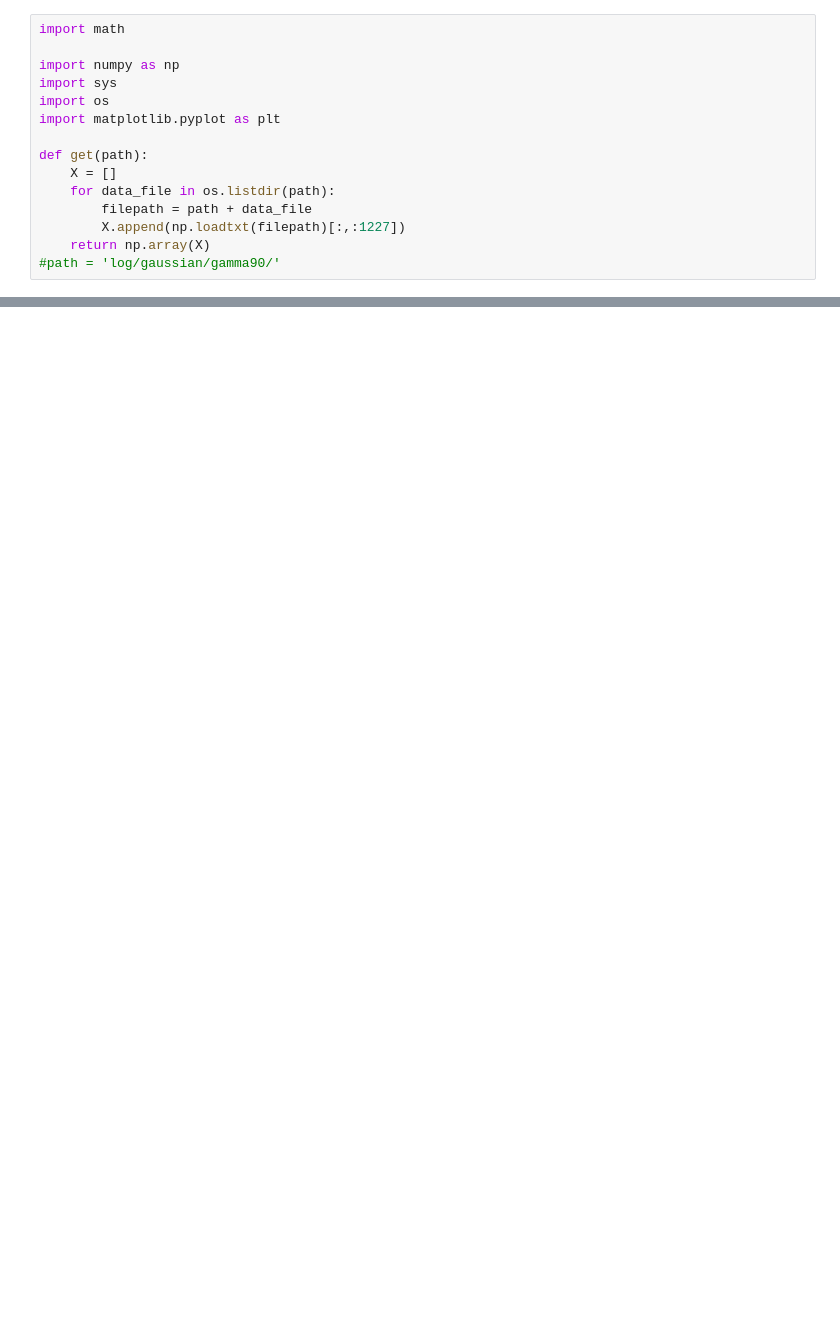
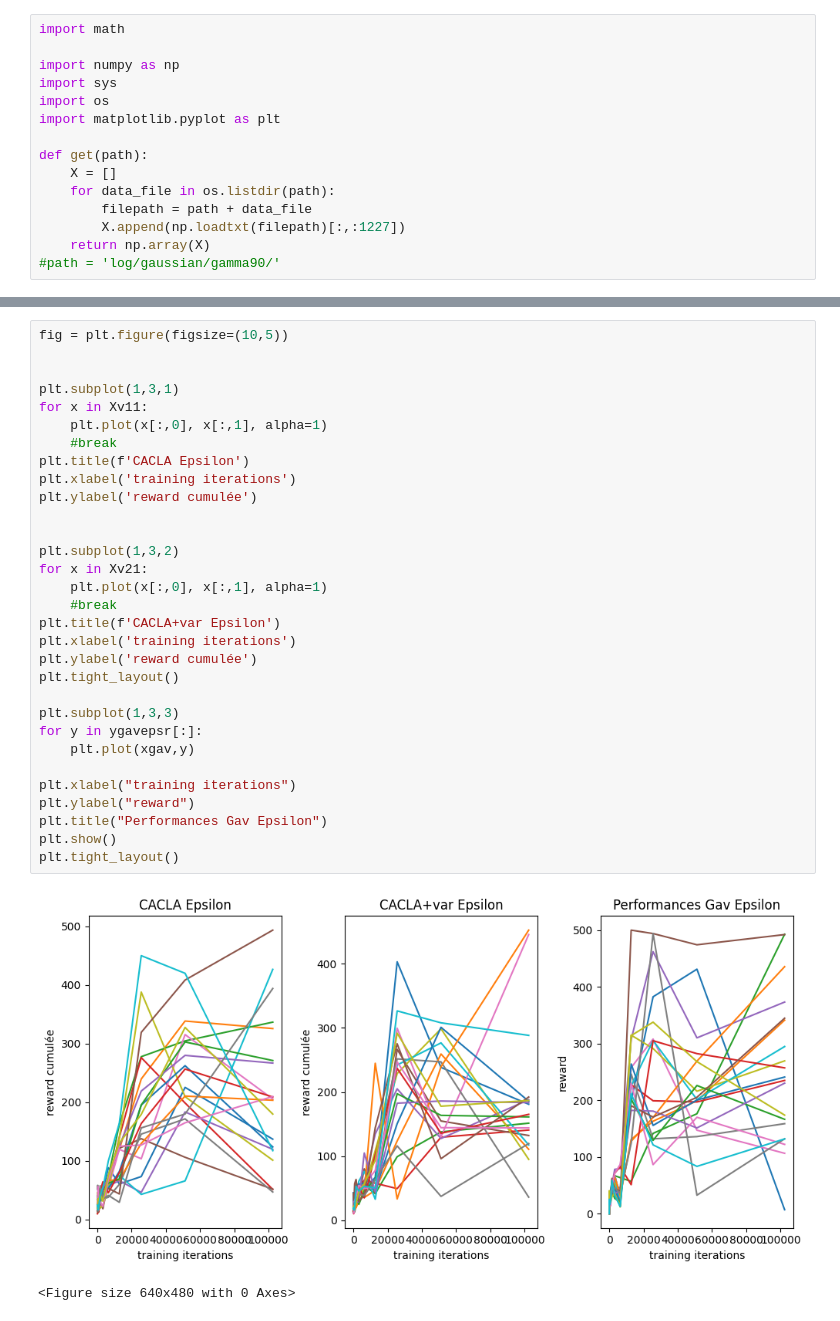
Before and after one commit to Alex-XIA1/PROJET_IAR, a Jupyter notebook: visualisation.ipynb, the cells around one changed output, grey strips where cells are left out. Drawn from its saved outputs; the diff is of its cells as text; blank space fills up the shorter version.

```diff
--- a/visualisation.ipynb
+++ b/visualisation.ipynb
@@ -65,0 +139,34 @@ plt.tight_layout()
+# %%
+fig = plt.figure(figsize=(10,5))
+
+
+plt.subplot(1,3,1)
+for x in Xv11:
+    plt.plot(x[:,0], x[:,1], alpha=1)
+    #break
+plt.title(f'CACLA Epsilon')
+plt.xlabel('training iterations')
+plt.ylabel('reward cumulée')
+
+
+plt.subplot(1,3,2)
+for x in Xv21:
+    plt.plot(x[:,0], x[:,1], alpha=1)
+    #break
+plt.title(f'CACLA+var Epsilon')
+plt.xlabel('training iterations')
+plt.ylabel('reward cumulée')
+plt.tight_layout()
+
+plt.subplot(1,3,3)
+for y in ygavepsr[:]:
+    plt.plot(xgav,y)
+
+plt.xlabel("training iterations")
+plt.ylabel("reward")
+plt.title("Performances Gav Epsilon")
+plt.show()
+plt.tight_layout()
+# %% [output]
+[figure, added]
+<Figure size 640x480 with 0 Axes>
```
Also changed, not shown: parts of 5 cells of this notebook, 45 other files.
